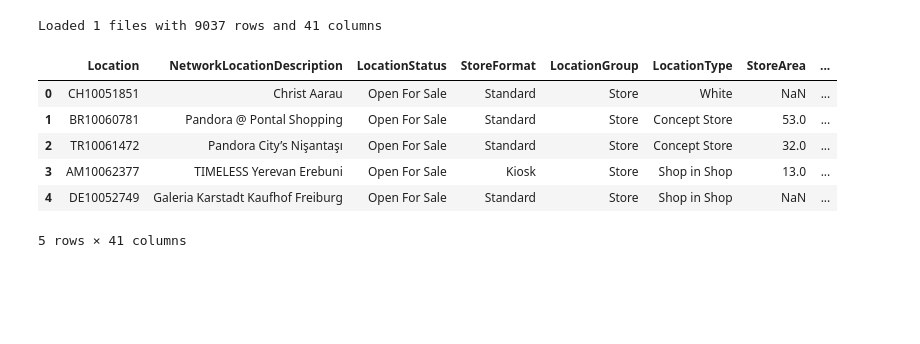
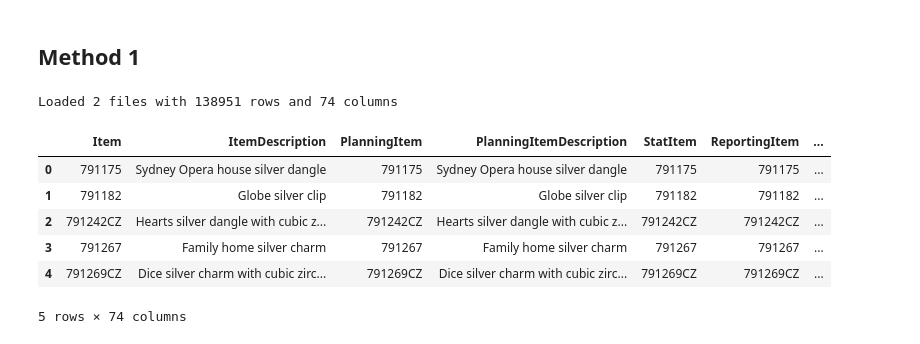
Before and after one commit to MOUSAM2001/my_development_codes, a Jupyter notebook: file_check.ipynb, the cells around one changed output. Cells and saved outputs as stored; diff of their text form; code cells hidden in the pictures; blank space fills up the shorter version.

Commit message:
azure file read code modified

```diff
--- a/file_check.ipynb
+++ b/file_check.ipynb
@@ -0,0 +1,2 @@
+# %% [markdown]
+## Method 1
@@ -1,42 +9,40 @@
 # %%
-import pandas as pd
+# create a spark session with Azure dependencies
 from azure.storage.blob import BlobServiceClient
 from io import BytesIO
 
-# Azure configuration
-storage_account_name = "stgipplgt10153"
 sas_token = "sp=racwdl&st=2025-08-07T15:22:55Z&se=2026-08-06T23:37:55Z&spr=https&sv=2024-11-04&sr=c&sig=ks0K4JyQik%2FYo%2BiIXNTggfiJgSOCVWH3CI7yNNG9N7I%3D"
 container_name = "stgippl-azrgt10153"
-blob_folder = "uat/inbound/locationmaster/locationmaster_202508031910/"
+blob_folder = "uat/inbound/itemmaster/"
 
 # Create blob client and read data
 blob_service_client = BlobServiceClient(
     account_url=f"https://{storage_account_name}.blob.core.windows.net",
     credential=sas_token
 )
 
 container_client = blob_service_client.get_container_client(container_name)
 blobs = list(container_client.list_blobs(name_starts_with=blob_folder))
 parquet_files = [blob.name for blob in blobs if blob.name.endswith('.parquet')]
 
 # Read and combine all parquet files
 all_dfs = []
 for file_name in parquet_files:
     blob_client = blob_service_client.get_blob_client(container=container_name, blob=file_name)
     blob_data = blob_client.download_blob().readall()
     temp_df = pd.read_parquet(BytesIO(blob_data))
     all_dfs.append(temp_df)
 
 # Combine and display results
 df = pd.concat(all_dfs, ignore_index=True)
 print(f"Loaded {len(parquet_files)} files with {df.shape[0]} rows and {df.shape[1]} columns")
 df.head()
 # %% [output]
-Loaded 1 files with 9037 rows and 41 columns
+Loaded 2 files with 138951 rows and 74 columns
-|  | Location | NetworkLocationDescription | LocationStatus | StoreFormat | LocationGroup | LocationType | StoreArea | ... |
-| 0 | CH10051851 | Christ Aarau | Open For Sale | Standard | Store | White | NaN | ... |
-| 1 | BR10060781 | Pandora @ Pontal Shopping | Open For Sale | Standard | Store | Concept Store | 53.0 | ... |
-| 2 | TR10061472 | Pandora City’s Nişantaşı | Open For Sale | Standard | Store | Concept Store | 32.0 | ... |
-| 3 | AM10062377 | TIMELESS Yerevan Erebuni | Open For Sale | Kiosk | Store | Shop in Shop | 13.0 | ... |
-| 4 | DE10052749 | Galeria Karstadt Kaufhof Freiburg | Open For Sale | Standard | Store | Shop in Shop | NaN | ... |
+|  | Item | ItemDescription | PlanningItem | PlanningItemDescription | StatItem | ReportingItem | ... |
+| 0 | 791175 | Sydney Opera house silver dangle | 791175 | Sydney Opera house silver dangle | 791175 | 791175 | ... |
+| 1 | 791182 | Globe silver clip | 791182 | Globe silver clip | 791182 | 791182 | ... |
+| 2 | 791242CZ | Hearts silver dangle with cubic z... | 791242CZ | Hearts silver dangle with cubic z... | 791242CZ | 791242CZ | ... |
+| 3 | 791267 | Family home silver charm | 791267 | Family home silver charm | 791267 | 791267 | ... |
+| 4 | 791269CZ | Dice silver charm with cubic zirc... | 791269CZ | Dice silver charm with cubic zirc... | 791269CZ | 791269CZ | ... |
-5 rows × 41 columns
+5 rows × 74 columns
```
Also changed, not shown: parts of 4 cells of this notebook.
